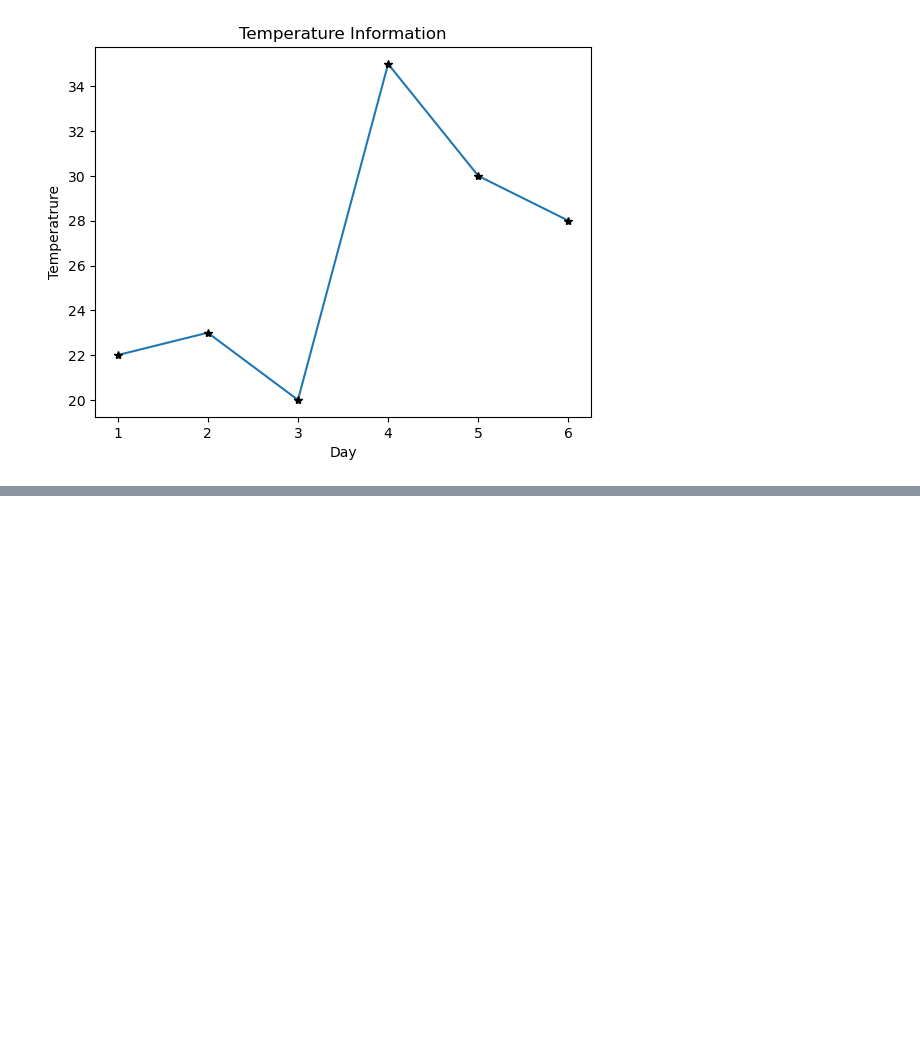
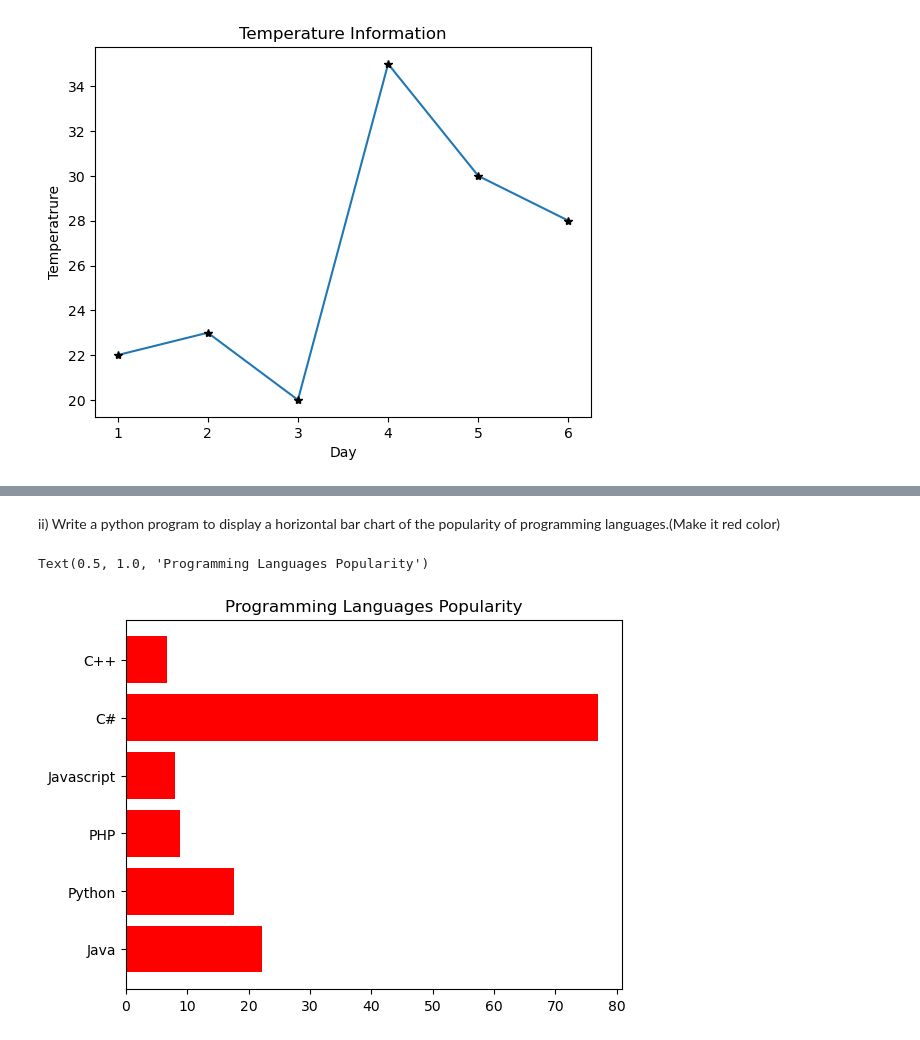
Before and after one commit to jerardh/S3, a Jupyter notebook: DS/exercise3.ipynb, the cells around one changed output, grey strips where cells are left out. Drawn from its saved outputs; the diff is of its cells as text; code cells hidden in the pictures; blank space fills up the shorter version.

```diff
--- a/DS/exercise3.ipynb
+++ b/DS/exercise3.ipynb
@@ -47,0 +108,8 @@ plt.plot(x_data,y_data,ls="-",marker="*",mec="black",mfc="black")
+# %% [markdown]
+ii) Write a python program to display a horizontal bar chart of the popularity of programming languages.(Make it red color)
+# %%
+plt.barh(x_data,y_data,color="red")
+plt.title("Programming Languages Popularity")
+# %% [output]
+Text(0.5, 1.0, 'Programming Languages Popularity')
+[figure, added]
```
Also changed, not shown: parts of 8 cells of this notebook.
